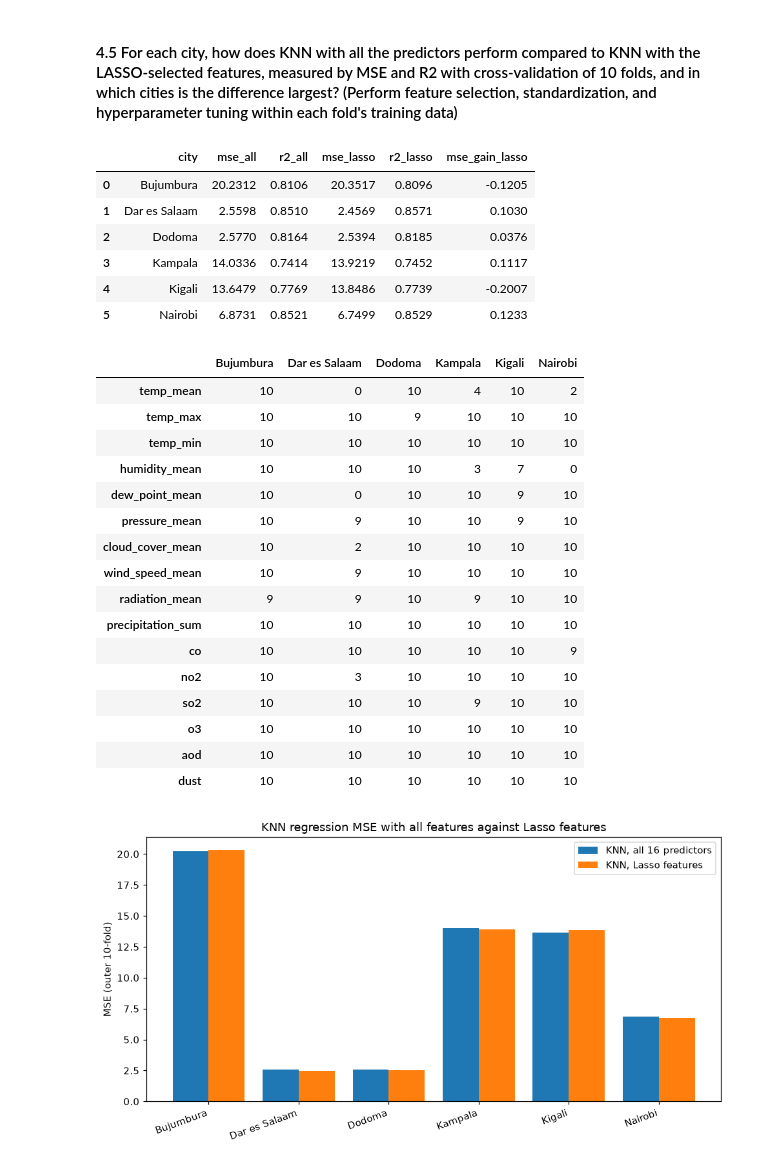
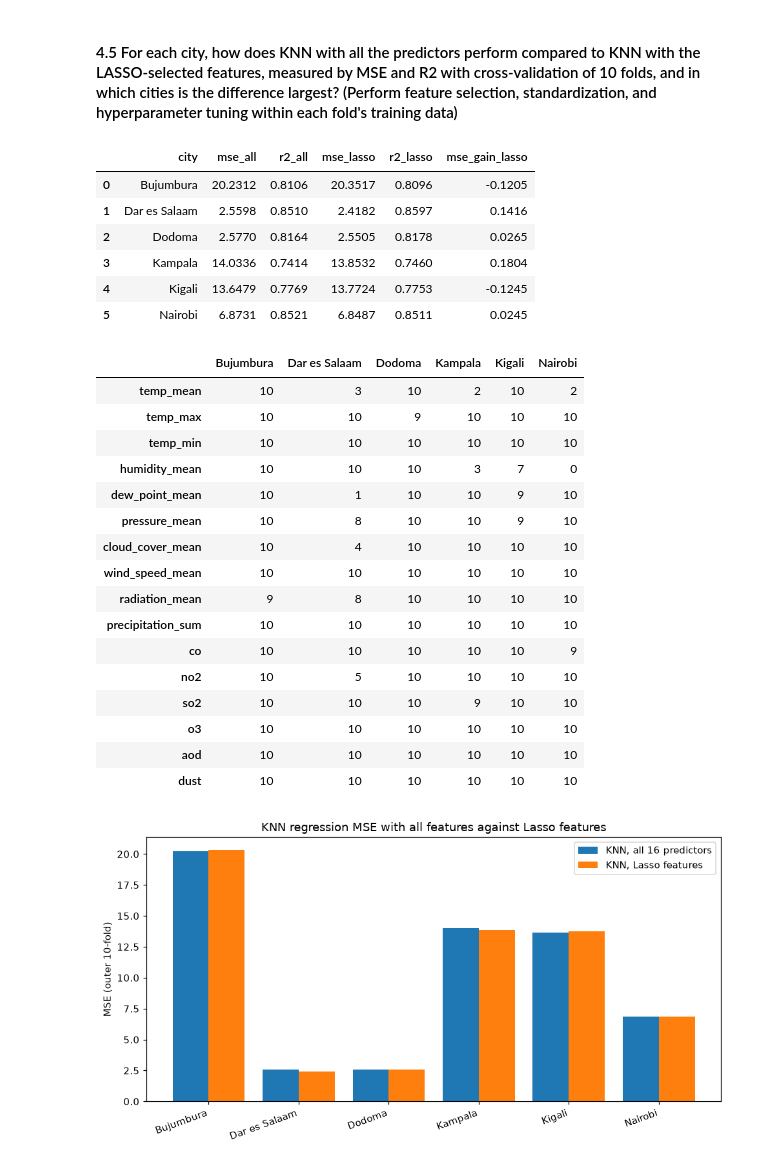
Before and after one commit to api-sage/diaml_projects, a Jupyter notebook: project6/pafolabi_DIAML_Assignment6.ipynb, the cells around one changed output. Drawn from its saved outputs; the diff is of its cells as text; code cells hidden in the pictures.

```diff
--- a/project6/pafolabi_DIAML_Assignment6.ipynb
+++ b/project6/pafolabi_DIAML_Assignment6.ipynb
@@ -1015,7 +1041,7 @@ Fit is strong throughout, with $R^2$ values between approximately 0.76 and 0.86;
 #### 4.5 For each city, how does KNN with all the predictors perform compared to KNN with the LASSO-selected features, measured by MSE and R2 with cross-validation of 10 folds, and in which cities is the difference largest? (Perform feature selection, standardization, and hyperparameter tuning within each fold's training data)
 # %%
 # Nested comparison: outer folds evaluate procedures whose selection and tuning occur inside training data
-lambda_candidates = np.logspace(-3, 1.0, 12)
+lambda_candidates = np.logspace(-4, 1.2, 12)
 k_candidates = [1, 3, 5, 7, 9, 11, 15, 21]
 
 def pick_lasso_features(X_train, y_train, n_splits):
@@ -1077,51 +1103,51 @@ for city in cities:
         model_las = KNeighborsRegressor(n_neighbors=k_las).fit(scaler_las.transform(X_train[feats]), y_train)
         pred_las = model_las.predict(scaler_las.transform(X_test[feats]))
         fold_mse_lasso.append(mean_squared_error(y_test, pred_las))
         fold_r2_lasso.append(r2_score(y_test, pred_las))
     nested_rows.append({"city": city,
                         "mse_all": np.mean(fold_mse_all), "r2_all": np.mean(fold_r2_all),
                         "mse_lasso": np.mean(fold_mse_lasso), "r2_lasso": np.mean(fold_r2_lasso)})
 nested_table = pd.DataFrame(nested_rows)
 nested_table["mse_gain_lasso"] = nested_table["mse_all"] - nested_table["mse_lasso"]
 display(nested_table.round(4))
 
 # Selection frequency across the ten outer training folds (counts out of 10)
 frequency_table = pd.DataFrame(selection_counts).reindex(predictors_16)
 display(frequency_table)
 
 # MSE of the two routes is drawn side by side for each city
 fig, ax = plt.subplots(figsize=(9, 4.8))
 x = np.arange(len(nested_table))
 ax.bar(x - 0.2, nested_table["mse_all"], width=0.4, label="KNN, all 16 predictors")
 ax.bar(x + 0.2, nested_table["mse_lasso"], width=0.4, label="KNN, Lasso features")
 ax.set_xticks(x)
 ax.set_xticklabels(nested_table["city"], rotation=20, ha="right")
 ax.set_ylabel("MSE (outer 10-fold)")
 ax.set_title("KNN regression MSE with all features against Lasso features")
 ax.legend()
 plt.tight_layout()
 plt.show()
 # %% [output]
 |  | city | mse_all | r2_all | mse_lasso | r2_lasso | mse_gain_lasso |
 | 0 | Bujumbura | 20.2312 | 0.8106 | 20.3517 | 0.8096 | -0.1205 |
-| 1 | Dar es Salaam | 2.5598 | 0.8510 | 2.4569 | 0.8571 | 0.1030 |
-| 2 | Dodoma | 2.5770 | 0.8164 | 2.5394 | 0.8185 | 0.0376 |
-| 3 | Kampala | 14.0336 | 0.7414 | 13.9219 | 0.7452 | 0.1117 |
-| 4 | Kigali | 13.6479 | 0.7769 | 13.8486 | 0.7739 | -0.2007 |
-| 5 | Nairobi | 6.8731 | 0.8521 | 6.7499 | 0.8529 | 0.1233 |
+| 1 | Dar es Salaam | 2.5598 | 0.8510 | 2.4182 | 0.8597 | 0.1416 |
+| 2 | Dodoma | 2.5770 | 0.8164 | 2.5505 | 0.8178 | 0.0265 |
+| 3 | Kampala | 14.0336 | 0.7414 | 13.8532 | 0.7460 | 0.1804 |
+| 4 | Kigali | 13.6479 | 0.7769 | 13.7724 | 0.7753 | -0.1245 |
+| 5 | Nairobi | 6.8731 | 0.8521 | 6.8487 | 0.8511 | 0.0245 |
 |  | Bujumbura | Dar es Salaam | Dodoma | Kampala | Kigali | Nairobi |
-| temp_mean | 10 | 0 | 10 | 4 | 10 | 2 |
+| temp_mean | 10 | 3 | 10 | 2 | 10 | 2 |
 | temp_max | 10 | 10 | 9 | 10 | 10 | 10 |
 | temp_min | 10 | 10 | 10 | 10 | 10 | 10 |
 | humidity_mean | 10 | 10 | 10 | 3 | 7 | 0 |
-| dew_point_mean | 10 | 0 | 10 | 10 | 9 | 10 |
-| pressure_mean | 10 | 9 | 10 | 10 | 9 | 10 |
-| cloud_cover_mean | 10 | 2 | 10 | 10 | 10 | 10 |
-| wind_speed_mean | 10 | 9 | 10 | 10 | 10 | 10 |
-| radiation_mean | 9 | 9 | 10 | 9 | 10 | 10 |
+| dew_point_mean | 10 | 1 | 10 | 10 | 9 | 10 |
+| pressure_mean | 10 | 8 | 10 | 10 | 9 | 10 |
+| cloud_cover_mean | 10 | 4 | 10 | 10 | 10 | 10 |
+| wind_speed_mean | 10 | 10 | 10 | 10 | 10 | 10 |
+| radiation_mean | 9 | 8 | 10 | 10 | 10 | 10 |
 | precipitation_sum | 10 | 10 | 10 | 10 | 10 | 10 |
 | co | 10 | 10 | 10 | 10 | 10 | 9 |
-| no2 | 10 | 3 | 10 | 10 | 10 | 10 |
+| no2 | 10 | 5 | 10 | 10 | 10 | 10 |
 | so2 | 10 | 10 | 10 | 9 | 10 | 10 |
 | o3 | 10 | 10 | 10 | 10 | 10 | 10 |
 | aod | 10 | 10 | 10 | 10 | 10 | 10 |
```
Also changed, not shown: parts of 8 cells of this notebook, 1 other file.
